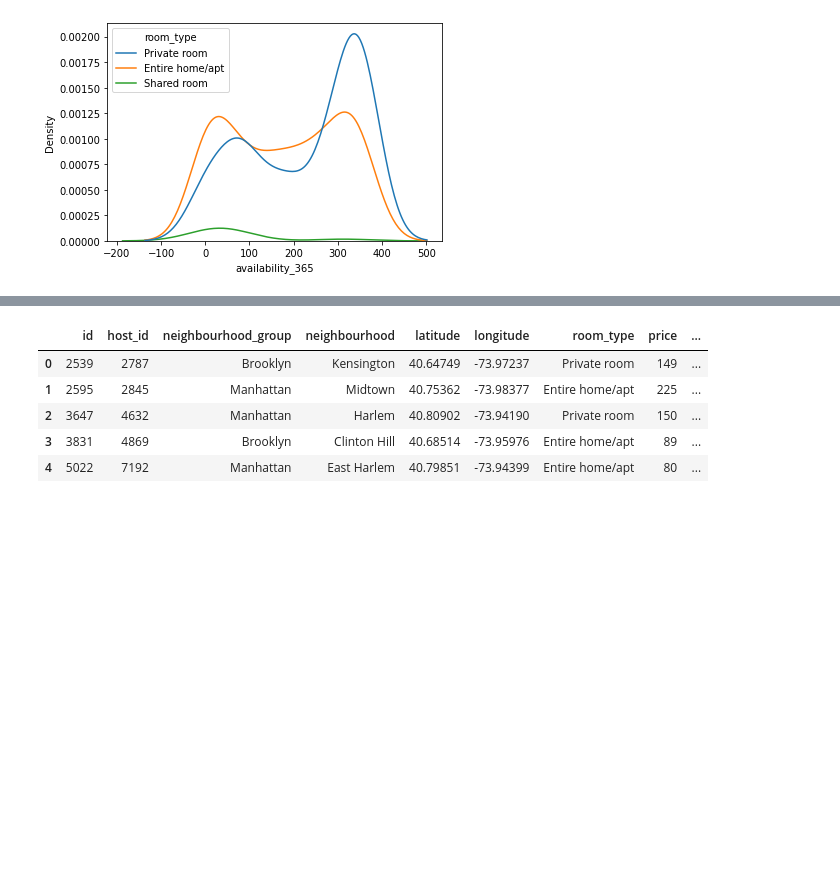
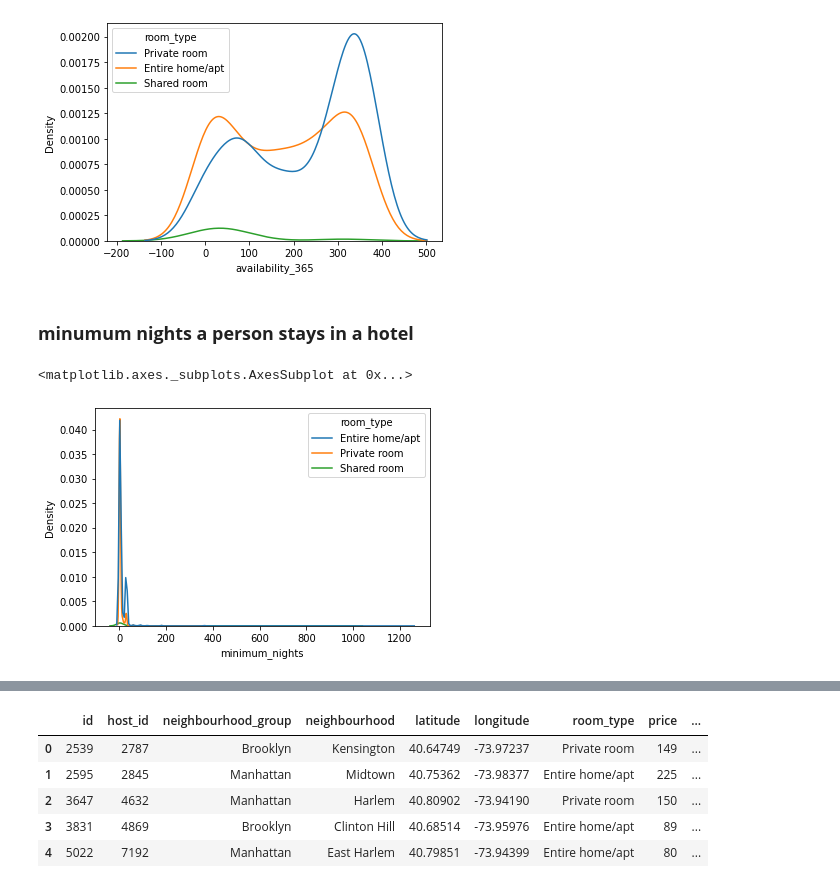
Before and after one commit to ghanalk1/Airbnb-Hotel-Booking-EDA, a Jupyter notebook: Airbnb_Hotel_Analysis.ipynb, the cells around one changed output, grey strips where cells are left out. Cells and saved outputs as stored; diff of their text form; code cells hidden in the pictures; blank space fills up the shorter version.

```diff
--- a/Airbnb_Hotel_Analysis.ipynb
+++ b/Airbnb_Hotel_Analysis.ipynb
@@ -348,3 +348,13 @@ sns.kdeplot(data=hotel[hotel['neighbourhood_group'] == 'Staten Island'], x='avai
 # %% [output]
 <matplotlib.axes._subplots.AxesSubplot at 0x...>
 [figure]
+# %% [markdown]
+### **minumum nights a person stays in a hotel**
+# %%
+# minimum nights a person stays in different types of hotels in every neigbourhood_group
+
+# for Manhattan
+sns.kdeplot(data=hotel[hotel['neighbourhood_group'] == 'Manhattan'], x='minimum_nights', hue='room_type')
+# %% [output]
+<matplotlib.axes._subplots.AxesSubplot at 0x...>
+[figure, added]
```
Also changed, not shown: parts of 11 cells of this notebook.
